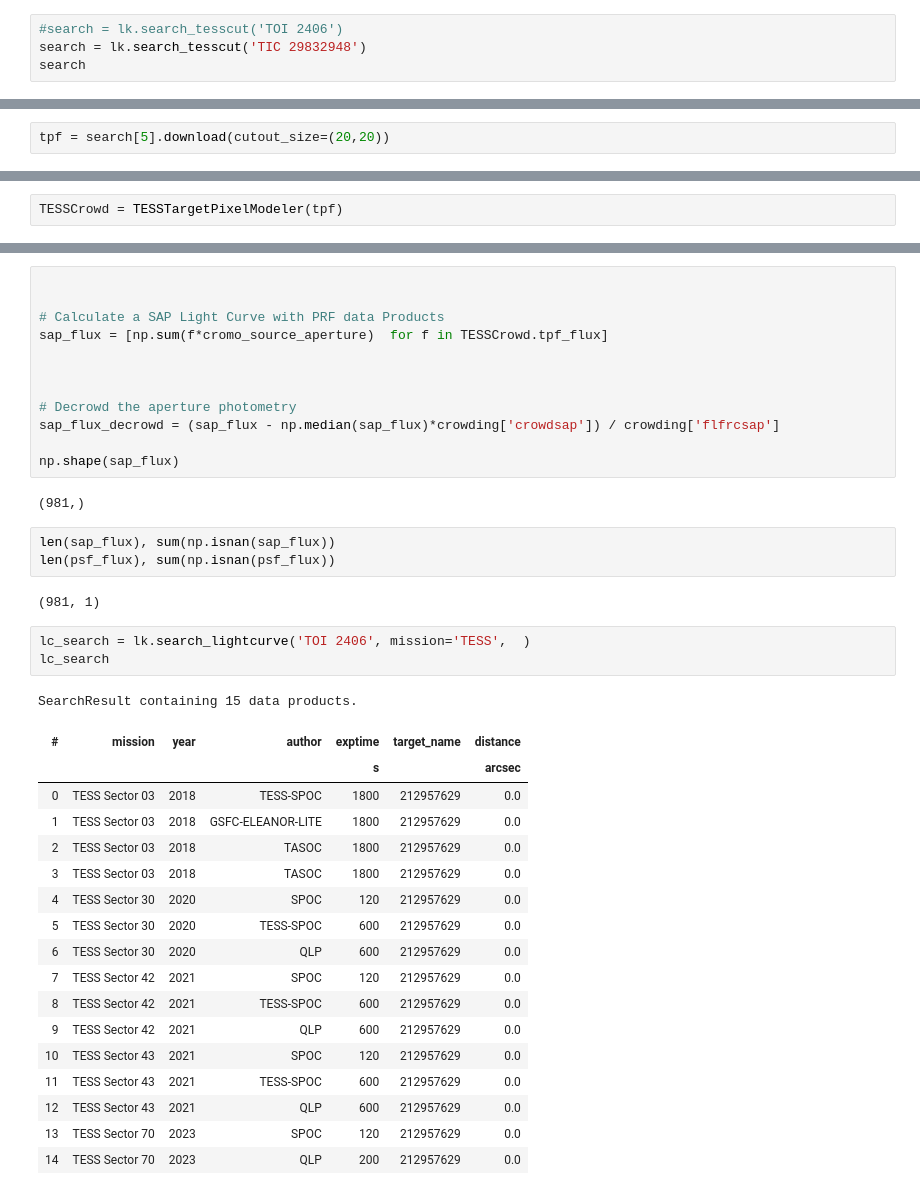
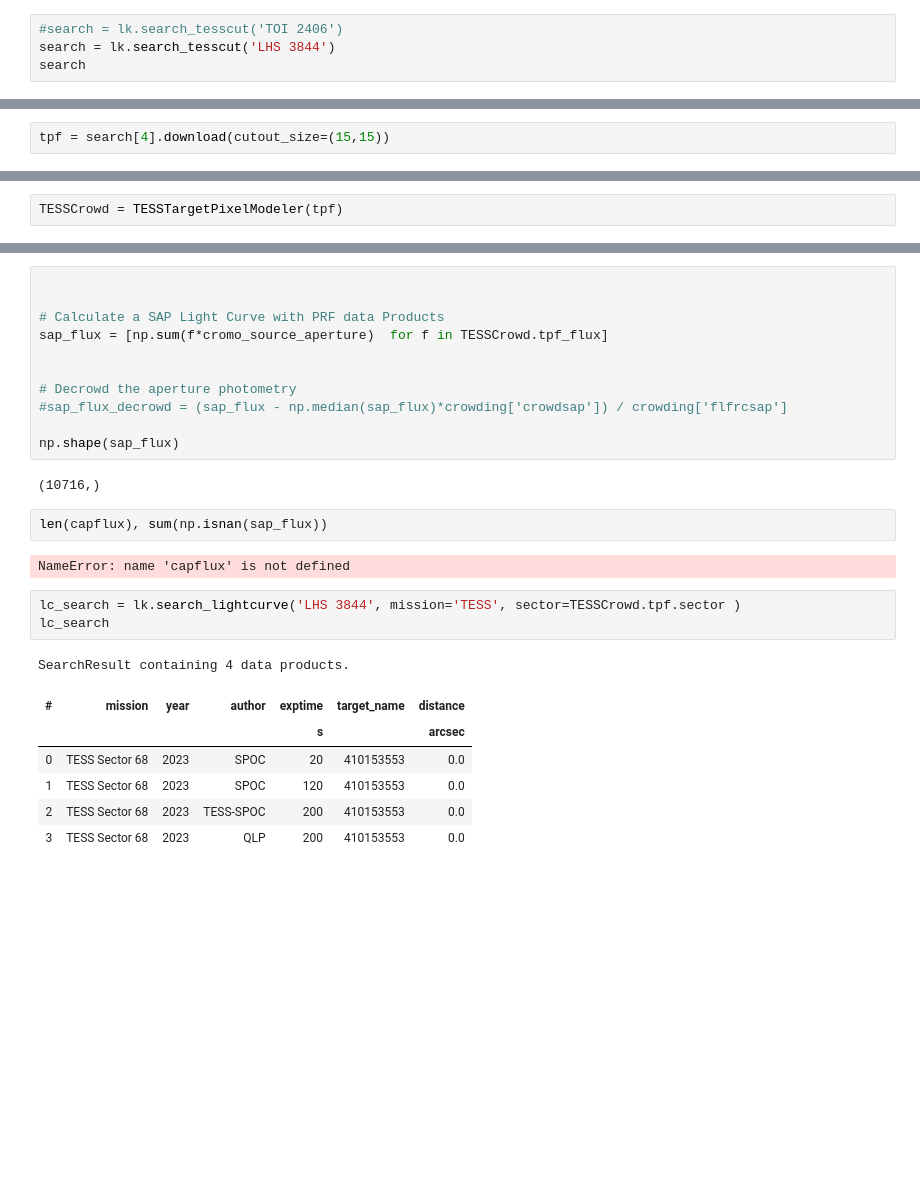
Before and after one commit to robertfwilson/TESSphomo, a Jupyter notebook: notebooks/TESSCroMo_LightCurve_Example.ipynb, the cells around one changed output, grey strips where cells are left out. Saved outputs shown, nothing was run; the diff lists cells and outputs as text; blank space fills up the shorter version.

```diff
--- a/notebooks/TESSCroMo_LightCurve_Example.ipynb
+++ b/notebooks/TESSCroMo_LightCurve_Example.ipynb
@@ -16,5 +29,5 @@ SearchResult containing 0 data products.
 # %%
 #search = lk.search_tesscut('TOI 2406')
-search = lk.search_tesscut('TIC 29832948')
+search = lk.search_tesscut('LHS 3844')
 search
 # %% [output]
@@ -39,5 +42,5 @@ Length = 35 rows
 # %%
-tpf = search[5].download(cutout_size=(20,20))
+tpf = search[4].download(cutout_size=(15,15))
 # %%
 tpf.interact()
 # %% [output]
@@ -100,38 +92,25 @@ crowding
 sap_flux = [np.sum(f*cromo_source_aperture)  for f in TESSCrowd.tpf_flux]
 
 
-
 # Decrowd the aperture photometry
-sap_flux_decrowd = (sap_flux - np.median(sap_flux)*crowding['crowdsap']) / crowding['flfrcsap']
+#sap_flux_decrowd = (sap_flux - np.median(sap_flux)*crowding['crowdsap']) / crowding['flfrcsap']
 
 np.shape(sap_flux)
 # %% [output]
-(981,)
+(10716,)
 # %%
-len(sap_flux), sum(np.isnan(sap_flux))
-len(psf_flux), sum(np.isnan(psf_flux))
+len(capflux), sum(np.isnan(sap_flux))
 # %% [output]
-(981, 1)
+NameError: name 'capflux' is not defined
 # %%
-lc_search = lk.search_lightcurve('TOI 2406', mission='TESS',  )
+lc_search = lk.search_lightcurve('LHS 3844', mission='TESS', sector=TESSCrowd.tpf.sector )
 lc_search
 # %% [output]
-SearchResult containing 15 data products.
+SearchResult containing 4 data products.
 | # | mission | year | author | exptime | target_name | distance |
 |  |  |  |  | s |  | arcsec |
-| 0 | TESS Sector 03 | 2018 | TESS-SPOC | 1800 | 212957629 | 0.0 |
-| 1 | TESS Sector 03 | 2018 | GSFC-ELEANOR-LITE | 1800 | 212957629 | 0.0 |
-| 2 | TESS Sector 03 | 2018 | TASOC | 1800 | 212957629 | 0.0 |
-| 3 | TESS Sector 03 | 2018 | TASOC | 1800 | 212957629 | 0.0 |
-| 4 | TESS Sector 30 | 2020 | SPOC | 120 | 212957629 | 0.0 |
-| 5 | TESS Sector 30 | 2020 | TESS-SPOC | 600 | 212957629 | 0.0 |
-| 6 | TESS Sector 30 | 2020 | QLP | 600 | 212957629 | 0.0 |
-| 7 | TESS Sector 42 | 2021 | SPOC | 120 | 212957629 | 0.0 |
-| 8 | TESS Sector 42 | 2021 | TESS-SPOC | 600 | 212957629 | 0.0 |
-| 9 | TESS Sector 42 | 2021 | QLP | 600 | 212957629 | 0.0 |
-| 10 | TESS Sector 43 | 2021 | SPOC | 120 | 212957629 | 0.0 |
-| 11 | TESS Sector 43 | 2021 | TESS-SPOC | 600 | 212957629 | 0.0 |
-| 12 | TESS Sector 43 | 2021 | QLP | 600 | 212957629 | 0.0 |
-| 13 | TESS Sector 70 | 2023 | SPOC | 120 | 212957629 | 0.0 |
-| 14 | TESS Sector 70 | 2023 | QLP | 200 | 212957629 | 0.0 |
+| 0 | TESS Sector 68 | 2023 | SPOC | 20 | 410153553 | 0.0 |
+| 1 | TESS Sector 68 | 2023 | SPOC | 120 | 410153553 | 0.0 |
+| 2 | TESS Sector 68 | 2023 | TESS-SPOC | 200 | 410153553 | 0.0 |
+| 3 | TESS Sector 68 | 2023 | QLP | 200 | 410153553 | 0.0 |
 # %%
```
Also changed, not shown: parts of 17 cells of this notebook, 4 other files.
